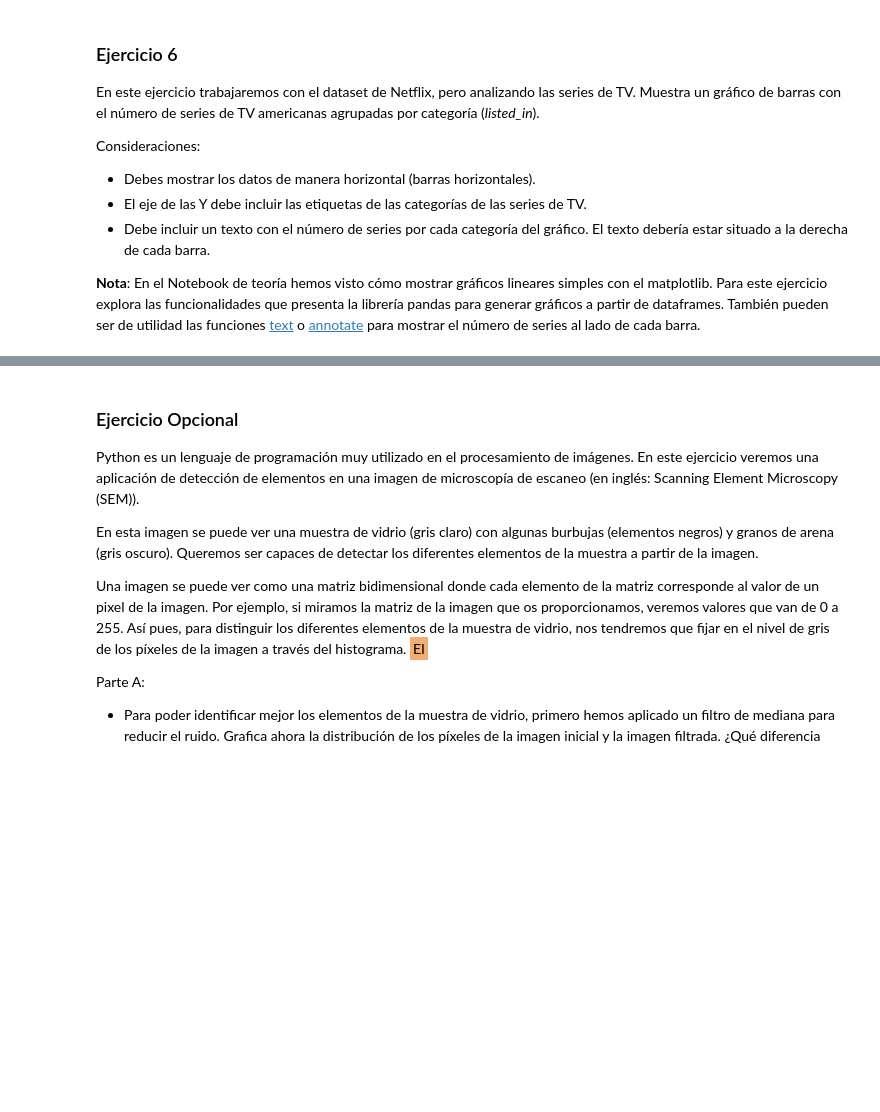
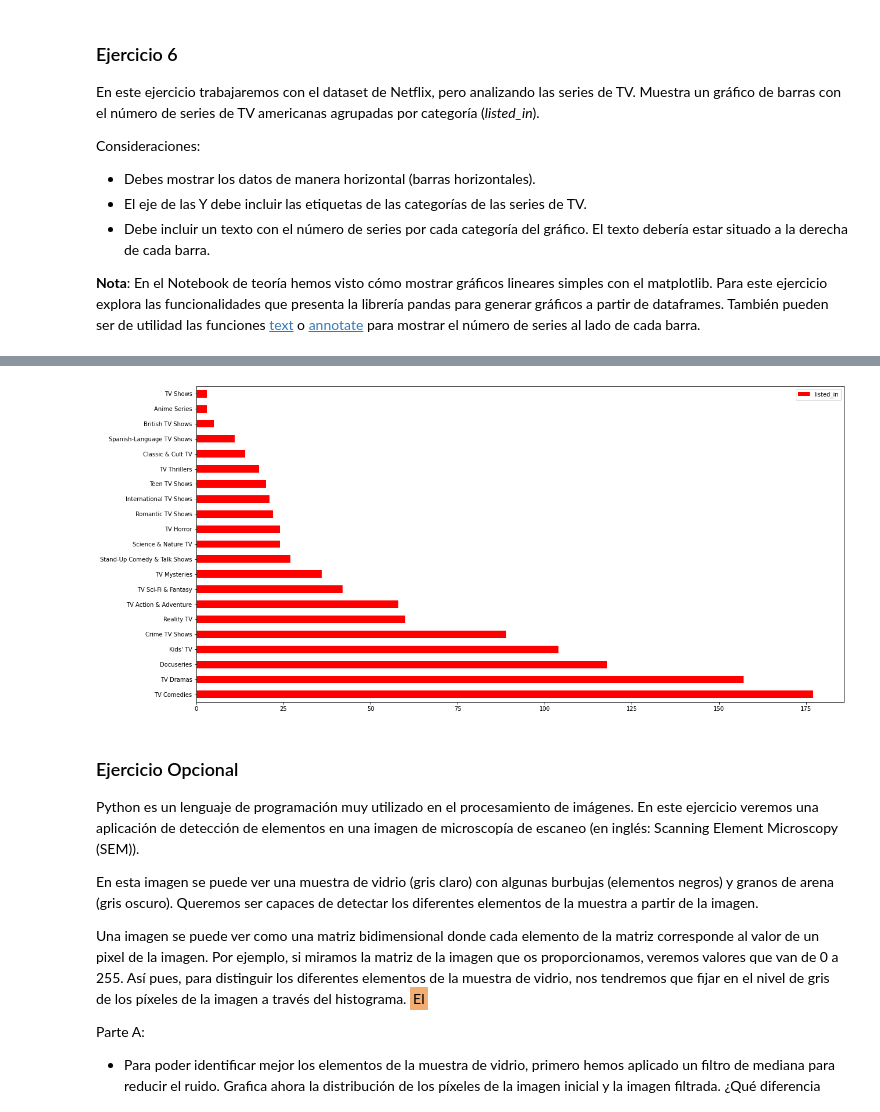
Before and after one commit to rdelaplaza/NEOLAND-DS2020-datalabs, a Jupyter notebook: 02-python-201/practices/02-pandas/your-code/03-pra-pandas_rodri.ipynb, the cells around one changed output, grey strips where cells are left out. Saved outputs shown, nothing was run; the diff lists cells and outputs as text; code cells hidden in the pictures; blank space fills up the shorter version.

```diff
--- a/02-python-201/practices/02-pandas/your-code/03-pra-pandas_rodri.ipynb
+++ b/02-python-201/practices/02-pandas/your-code/03-pra-pandas_rodri.ipynb
@@ -371,0 +393,6 @@ Consideraciones:
+# %%
+# Como, además, vamos a representar solamente las series americanas, simplificamos aún más nuestro dataframe
+
+df_netflix_series_americanas = df_netflix_series.drop(df_netflix_series[df_netflix_series.country != 'United States'].index)
+
+df_netflix_series_americanas
@@ -371,0 +413,8 @@ Consideraciones:
+# %%
+# Independizamos las categorías y contamos los valores ('value_counts')
+
+df_netflix_categorias_lista = df_netflix_series_americanas.listed_in.str.split(',').explode()
+
+type(df_netflix_categorias_lista)
+
+df_netflix_categorias_lista.value_counts()
@@ -371,0 +439,6 @@ Consideraciones:
+# %%
+# Debido a los espacios, existen valores que se contabilizan separados aunque en realidad son el mismo. Eliminamos estos espacios para consolidar nuestros datos
+
+df_netflix_categorias_lista_consolidada = df_netflix_categorias_lista.str.strip()
+
+df_netflix_categorias_lista_consolidada.value_counts()
@@ -371,0 +463,10 @@ Consideraciones:
+# %%
+# Como la información que queremos visualizar mediante el diagrama de barras es un objeto 'Series', lo vamos a convertir en un dataframe
+
+type(df_netflix_categorias_lista_consolidada.value_counts())
+
+serie = df_netflix_categorias_lista_consolidada.value_counts()
+
+df_categorias = serie.to_frame()
+
+df_categorias
@@ -372,3 +491,9 @@ Consideraciones:
+# %%
+# Mostramos los datos de manera horizontal (barras horizontales)
+
+grafico_barras_horizontales = df_categorias.plot.barh(y = 'listed_in', color = 'red', figsize = (20, 10))
+# %% [output]
+[figure, added]
 # %% [markdown]
 ### Ejercicio Opcional
 
```
Also changed, not shown: parts of 7 cells of this notebook, 1 other file.
